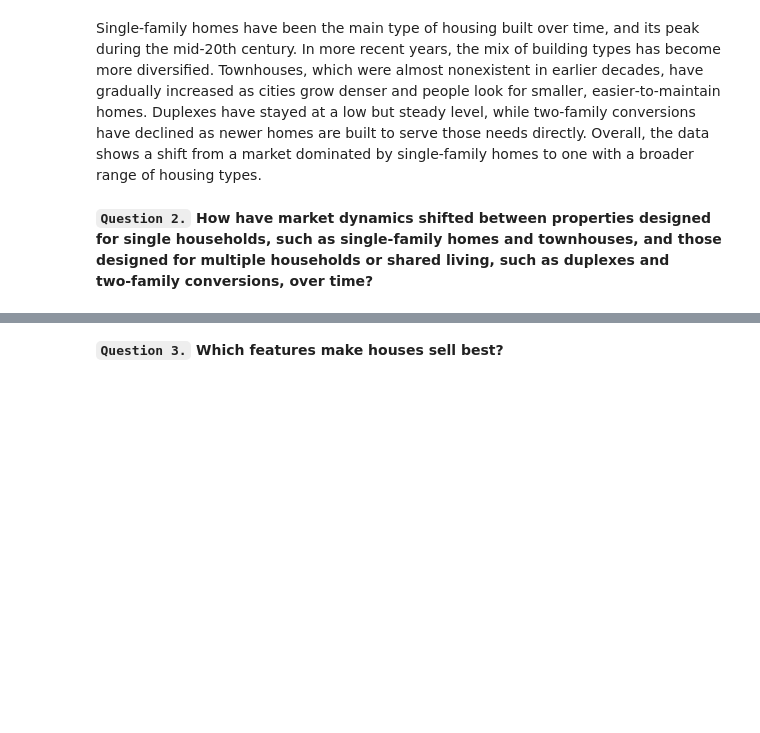
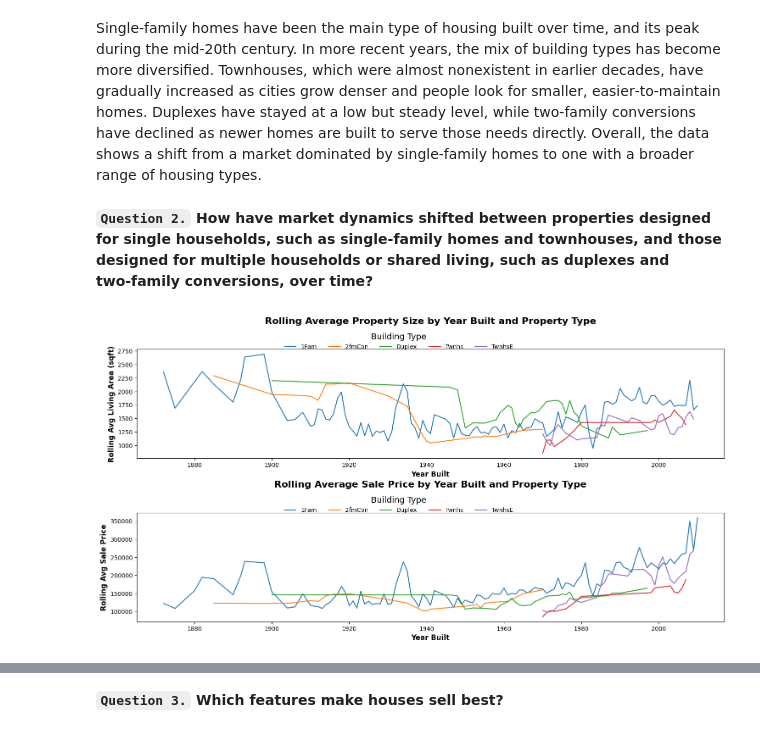
Before and after one commit to annugit1655/Real-Estate-Price-Prediction, a Jupyter notebook: Real-Estate-Price-Prediction/notebooks/EDA-house-part-2.ipynb, the cells around one changed output, grey strips where cells are left out. Cells and saved outputs as stored; diff of their text form; code cells hidden in the pictures; blank space fills up the shorter version.

```diff
--- a/Real-Estate-Price-Prediction/notebooks/EDA-house-part-2.ipynb
+++ b/Real-Estate-Price-Prediction/notebooks/EDA-house-part-2.ipynb
@@ -189,6 +280,46 @@ df_train.groupby(['DecadeBuilt', 'BldgType']).size().unstack(fill_value=0).plot(
 Single‑family homes have been the main type of housing built over time, and its peak during the mid‑20th century. In more recent years, the mix of building types has become more diversified. Townhouses, which were almost nonexistent in earlier decades, have gradually increased as cities grow denser and people look for smaller, easier‑to‑maintain homes. Duplexes have stayed at a low but steady level, while two‑family conversions have declined as newer homes are built to serve those needs directly. Overall, the data shows a shift from a market dominated by single‑family homes to one with a broader range of housing types.
 # %% [markdown]
 **`Question 2.` How have market dynamics shifted between properties designed for single households, such as single‑family homes and townhouses, and those designed for multiple households or shared living, such as duplexes and two‑family conversions, over time?**
+# %%
+
+# df has columns: YearBuilt, BldgType, GrLivArea (property size), SalePrice
+
+# Sort by YearBuilt to ensure rolling works correctly
+df = df_train.sort_values("YearBuilt")
+
+# Group by property type
+grouped = df.groupby("BldgType")
+
+# Compute rolling averages within each property type
+df["rolling_size"] = grouped["GrLivArea"].transform(lambda x: x.rolling(window=5, min_periods=1).mean())
+df["rolling_price"] = grouped["SalePrice"].transform(lambda x: x.rolling(window=5, min_periods=1).mean())
+
+# Now you can also group by YearBuilt + BldgType to see yearly averages
+yearly = df.groupby(["YearBuilt", "BldgType"]).agg({
+    "rolling_size": "mean",
+    "rolling_price": "mean"
+}).reset_index()
+
+# plot rolling size and sale price
+fig, ax = plt.subplots(2, 1, figsize=(15, 8))
+sns.lineplot(data=yearly, x="YearBuilt", y="rolling_size", hue="BldgType", ax=ax[0])
+ax[0].set_title("Rolling Average Property Size by Year Built and Property Type", fontsize=16, fontweight='bold', y=1.20)
+ax[0].set_xlabel("Year Built", fontsize=12, fontweight='bold')
+ax[0].set_ylabel("Rolling Avg Living Area (sqft)", fontsize=12, fontweight='bold')
+ax[0].legend(title="Building Type", title_fontsize=14, loc='upper right', bbox_to_anchor=(0.65, 1.20), ncol=6, frameon=False)
+
+# Plot rolling sale price
+sns.lineplot(data=yearly, x="YearBuilt", y="rolling_price", hue="BldgType", ax=ax[1])
+ax[1].set_title("Rolling Average Sale Price by Year Built and Property Type", fontsize=16, fontweight='bold', y=1.20)
+ax[1].set_xlabel("Year Built", fontsize=12, fontweight='bold')
+ax[1].set_ylabel("Rolling Avg Sale Price", fontsize=12, fontweight='bold')
+ax[1].legend(title="Building Type", title_fontsize=14, loc='upper right', bbox_to_anchor=(0.65, 1.20), ncol=6, frameon=False)
+
+plt.tight_layout()
+plt.subplots_adjust(wspace=0.3, hspace=0.5)
+plt.show()
+# %% [output]
+[figure, added]
 # %%
 u = df_train.groupby(['BldgType']).agg(
     avg_rooms = ('TotRmsAbvGrd', 'mean'),
```
Also changed, not shown: parts of 24 cells of this notebook.
